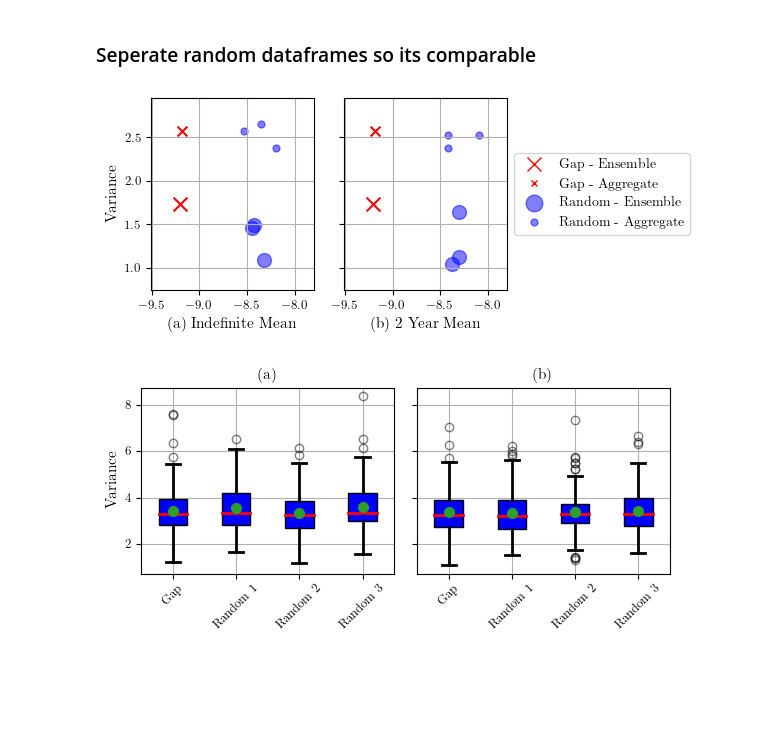
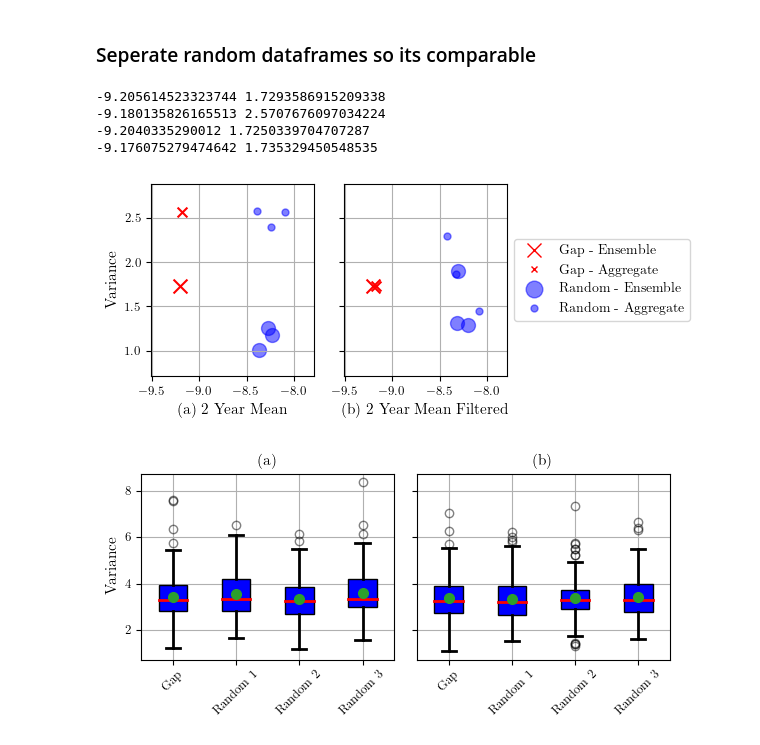
Before and after one commit to ol-webb/tree_gaps4, a Jupyter notebook: all_gaps_mk2/main1.ipynb, the cells around one changed output. Drawn from its saved outputs; the diff is of its cells as text; code cells hidden in the pictures; blank space fills up the shorter version.

Commit message:
filtering

```diff
--- a/all_gaps_mk2/main1.ipynb
+++ b/all_gaps_mk2/main1.ipynb
@@ -540,9 +538,13 @@ df_series_alltime_random1 = pd.DataFrame()
 df_series_alltime_random2 = pd.DataFrame()
 df_series_alltime_random3 = pd.DataFrame()
 
-df_series_2yr_random1_filtered = pd.DataFrame()
-df_series_2yr_random2_filtered = pd.DataFrame()
-df_series_2yr_random3_filtered = pd.DataFrame()
+df_series_2yr_random1_filtered_kalman = pd.DataFrame()
+df_series_2yr_random2_filtered_kalman = pd.DataFrame()
+df_series_2yr_random3_filtered_kalman = pd.DataFrame()
+
+df_series_2yr_random1_filtered_savgol = pd.DataFrame()
+df_series_2yr_random2_filtered_savgol = pd.DataFrame()
+df_series_2yr_random3_filtered_savgol = pd.DataFrame()
 
 # Separate columns based on their suffix (random1, random2, random3)
 for col in df_series_2yr_random.columns:
@@ -567,16 +569,27 @@ for col in df_series_alltime_random.columns:
         df_series_alltime_random3[col] = df_series_alltime_random[col]
         warnings.filterwarnings("ignore", category=pd.errors.PerformanceWarning)
 
-for col in df_series_2yr_random_filtered.columns:
+for col in df_series_2yr_random_filtered_kalman.columns:
     if col.endswith('_random1'):
-        df_series_2yr_random1_filtered[col] = df_series_2yr_random_filtered[col]
+        df_series_2yr_random1_filtered_kalman[col] = df_series_2yr_random_filtered_kalman[col]
         warnings.filterwarnings("ignore", category=pd.errors.PerformanceWarning)
     elif col.endswith('_random2'):
-        df_series_2yr_random2_filtered[col] = df_series_2yr_random_filtered[col]
+        df_series_2yr_random2_filtered_kalman[col] = df_series_2yr_random_filtered_kalman[col]
         warnings.filterwarnings("ignore", category=pd.errors.PerformanceWarning)
     elif col.endswith('_random3'):
-        df_series_2yr_random3_filtered[col] = df_series_2yr_random_filtered[col]
+        df_series_2yr_random3_filtered_kalman[col] = df_series_2yr_random_filtered_kalman[col]
         warnings.filterwarnings("ignore", category=pd.errors.PerformanceWarning)
+
+for col in df_series_2yr_random_filtered_savgol.columns:
+    if col.endswith('_random1'):
+        df_series_2yr_random1_filtered_savgol[col] = df_series_2yr_random_filtered_savgol[col]
+        warnings.filterwarnings("ignore", category=pd.errors.PerformanceWarning)
+    elif col.endswith('_random2'):
+        df_series_2yr_random2_filtered_savgol[col] = df_series_2yr_random_filtered_savgol[col]
+        warnings.filterwarnings("ignore", category=pd.errors.PerformanceWarning)
+    elif col.endswith('_random3'):
+        df_series_2yr_random3_filtered_savgol[col] = df_series_2yr_random_filtered_savgol[col]
+        warnings.filterwarnings("ignore", category=pd.errors.PerformanceWarning)
 # %%
 def mean_var_axis1(df):
 
@@ -620,7 +633,8 @@ def aggregate_and_ensemble_vals(df):
 # %%
 alltime_dfs = [df_series_alltime_gaps, [df_series_alltime_random1, df_series_alltime_random2, df_series_alltime_random3]]
 _2yr_dfs = [df_series_2yr_gaps, [df_series_2yr_random1,df_series_2yr_random2,df_series_2yr_random3]]
-_2yr_dfs_filtered = [df_series_2yr_gaps_filtered , [df_series_2yr_random1_filtered,df_series_2yr_random2_filtered,df_series_2yr_random3_filtered]]
+_2yr_dfs_filtered_kalman = [df_series_2yr_gaps_filtered_kalman , [df_series_2yr_random1_filtered_kalman,df_series_2yr_random2_filtered_kalman,df_series_2yr_random3_filtered_kalman]]
+_2yr_dfs_filtered_savgol = [df_series_2yr_gaps_filtered_savgol , [df_series_2yr_random1_filtered_savgol,df_series_2yr_random2_filtered_savgol,df_series_2yr_random3_filtered_savgol]]
 # %%
 def plot_side_by_side(dfs1, dfs2, labels1, labels2):
     fig, axs = plt.subplots(1, 2, figsize=(6.2, 2.7), sharex=True, sharey=True)
@@ -638,7 +652,9 @@ def plot_side_by_side(dfs1, dfs2, labels1, labels2):
     all_x.extend([ensemble_mean, aggregate_mean])
     all_y.extend([ensemble_var, aggregate_var])
     axs[0].scatter(ensemble_mean, ensemble_var, color='red', marker='x', s=100, label='Gap - Ensemble')
+    print(ensemble_mean, ensemble_var)
     axs[0].scatter(aggregate_mean, aggregate_var, color='red', marker='x', s=50, label='Gap - Aggregate')
+    print(aggregate_mean, aggregate_var)
 
     for df in random_dfs1:
         (ensemble_mean, ensemble_var), (aggregate_mean, aggregate_var) = aggregate_and_ensemble_vals(df)
@@ -656,7 +672,9 @@ def plot_side_by_side(dfs1, dfs2, labels1, labels2):
     all_x.extend([ensemble_mean, aggregate_mean])
     all_y.extend([ensemble_var, aggregate_var])
     axs[1].scatter(ensemble_mean, ensemble_var, color='red', marker='x', s=100, label='Gap - Ensemble')
+    print(ensemble_mean, ensemble_var)
     axs[1].scatter(aggregate_mean, aggregate_var, color='red', marker='x', s=50, label='Gap - Aggregate')
+    print(aggregate_mean, aggregate_var)
 
     for df in random_dfs2:
         (ensemble_mean, ensemble_var), (aggregate_mean, aggregate_var) = aggregate_and_ensemble_vals(df)
@@ -667,38 +685,42 @@ def plot_side_by_side(dfs1, dfs2, labels1, labels2):
 
     # Compute the min and max for x and y with a 0.2 border
     x_min, x_max = min(all_x) - 0.3, max(all_x) + 0.3
     y_min, y_max = min(all_y) - 0.3, max(all_y) + 0.3
 
     axs[0].set_xlim(x_min, x_max)
     axs[0].set_ylim(y_min, y_max)
     axs[0].grid()
-    axs[0].set_xlabel('(a) Indefinite Mean')
+    axs[0].set_xlabel('(a) 2 Year Mean')
     axs[0].set_ylabel('Variance')
 
     axs[1].set_xlim(x_min, x_max)
     axs[1].set_ylim(y_min, y_max)
     axs[1].grid()
-    axs[1].set_xlabel('(b) 2 Year Mean')
+    axs[1].set_xlabel('(b) 2 Year Mean Filtered')
 
     # Custom legend
     handles = [
         plt.Line2D([0], [0], marker='x', color='w', label='Gap - Ensemble', markerfacecolor='none', markeredgecolor='red', markersize=10),
         plt.Line2D([0], [0], marker='x', color='w', label='Gap - Aggregate', markerfacecolor='none', markeredgecolor='red', markersize=5),
         plt.Line2D([0], [0], marker='o', color='w', label='Random - Ensemble', markerfacecolor='blue', markeredgecolor='blue', markersize=12,alpha=0.5),
         plt.Line2D([0], [0], marker='o', color='w', label='Random - Aggregate', markerfacecolor='blue', markeredgecolor='blue', markersize=5,alpha=0.5)
     ]
     axs[1].legend(handles=handles, loc='center left', bbox_to_anchor=(1, 0.5))
 
     plt.tight_layout()
 
 # Plotting the scatter plots
 labels_alltime = ['alltime_gaps_1', 'alltime_random_2']
 labels_2yr = ['2yr_gaps', '2yr_random']
-plot_side_by_side(_2yr_dfs_filtered, _2yr_dfs, labels_alltime, labels_2yr)
-plt.savefig('scatter_agg_ens_double.pdf')
+plot_side_by_side(_2yr_dfs, _2yr_dfs_filtered_savgol, labels_alltime, labels_2yr)
+plt.savefig('scatter_2yr_filter_compare.pdf')
 plt.show()
 # %% [output]
+-9.205614523323744 1.7293586915209338
+-9.180135826165513 2.5707676097034224
+-9.2040335290012 1.7250339704707287
+-9.176075279474642 1.735329450548535
-[figure, old version]
+[figure, new version]
 # %%
 def extract_variances(dfs):
     variances = []
```
Also changed, not shown: parts of 15 cells of this notebook, 4 other files.
